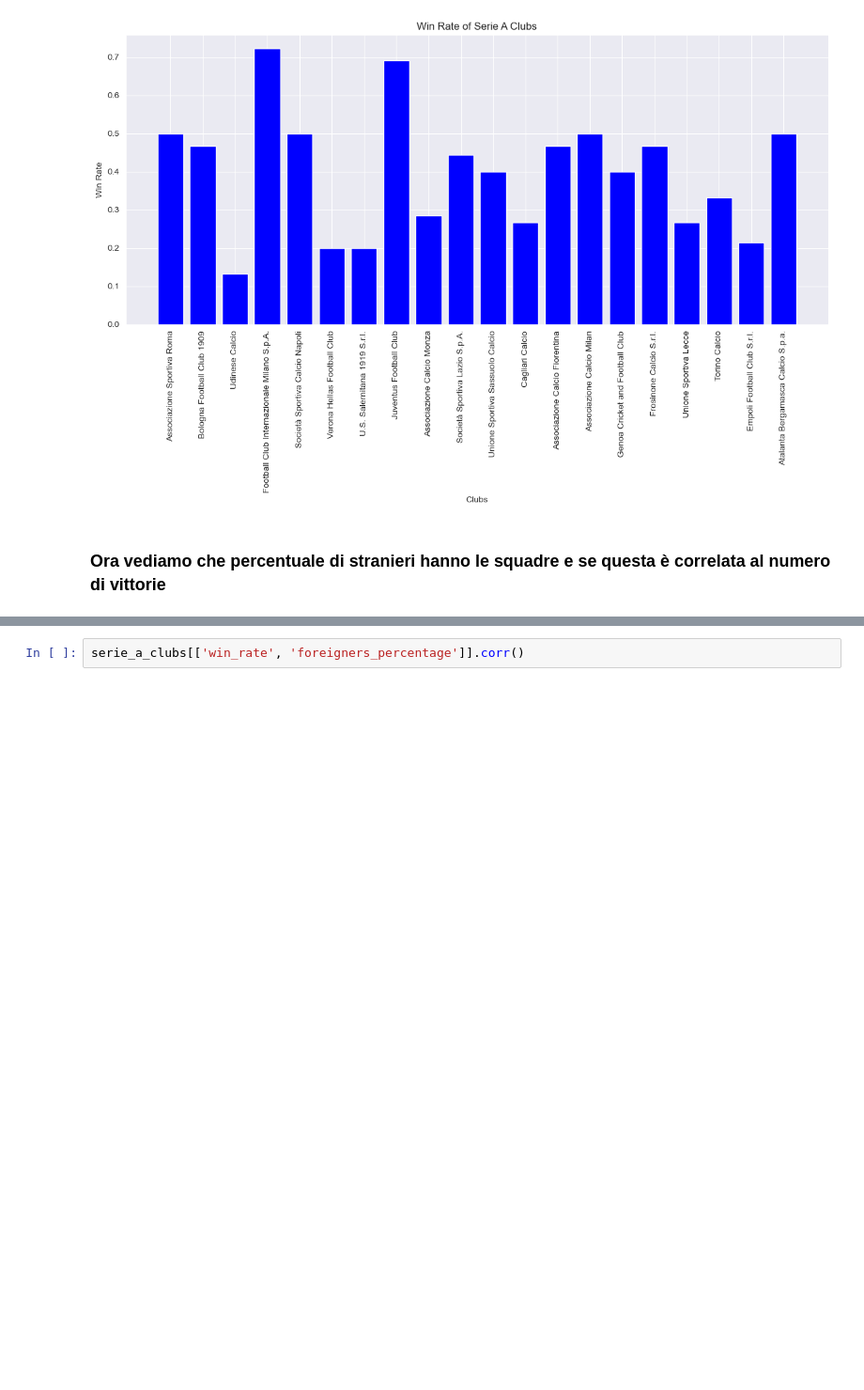
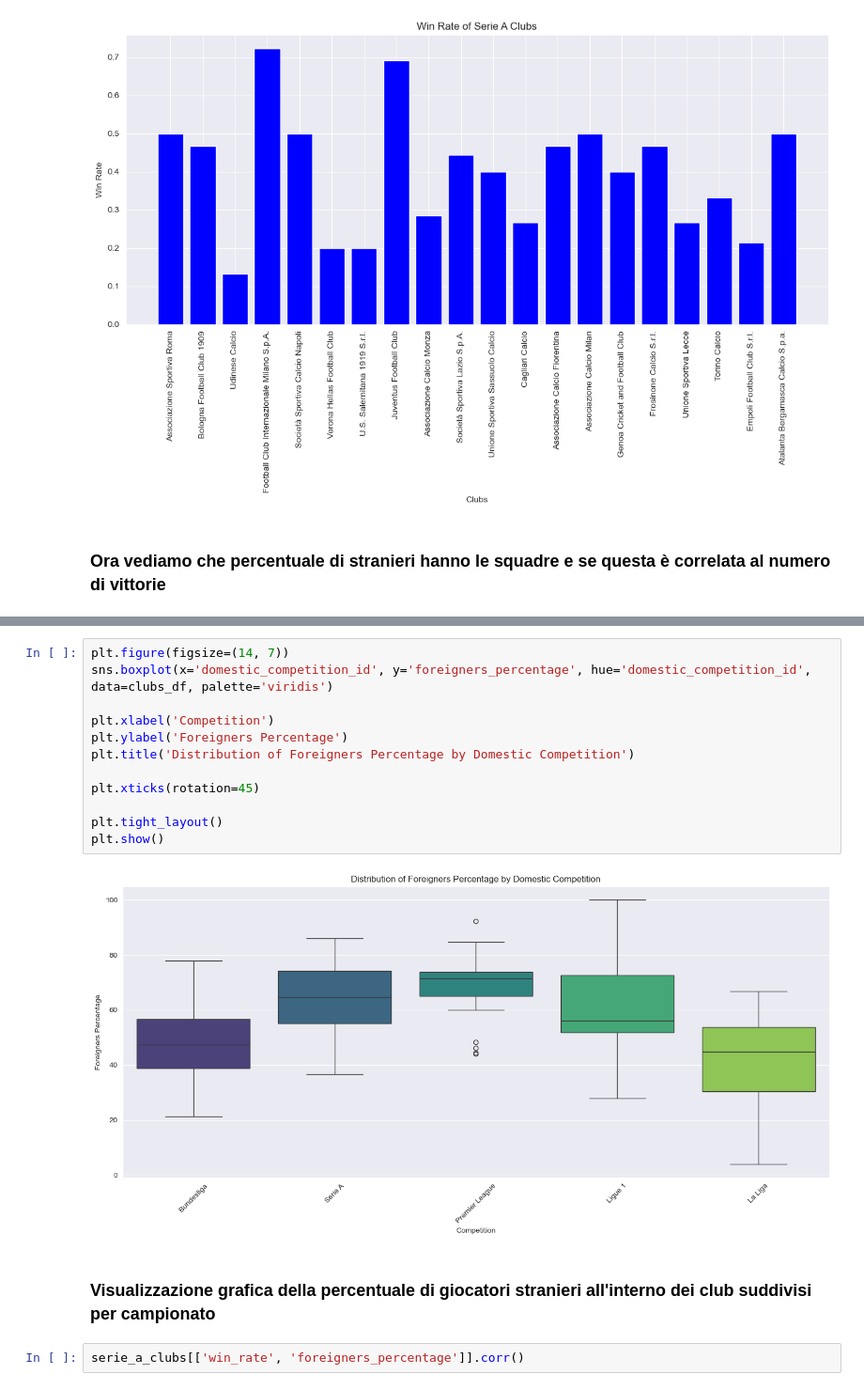
Before and after one commit to IUM-TWEB/Footbrawl, a Jupyter notebook: DataAnalytics/Clubs.ipynb, the cells around one changed output, grey strips where cells are left out. Shown at 94% size. Cells and saved outputs as stored; diff of their text form; blank space fills up the shorter version.

Commit message:
Added minor changes to the analysis on clubs

```diff
--- a/DataAnalytics/Clubs.ipynb
+++ b/DataAnalytics/Clubs.ipynb
@@ -592,6 +592,22 @@ clubs_df[clubs_df['domestic_competition_id'] == 'Serie A'][['name', 'squad_size'
 | 212 | Torino Calcio | 26 | 21 | 80.8 | 5 | 10 | 15 | 0.333333 |
 | 217 | Empoli Football Club S.r.l. | 29 | 12 | 41.4 | 3 | 11 | 14 | 0.214286 |
 | 236 | Atalanta Bergamasca Calcio S.p.a. | 25 | 17 | 68.0 | 9 | 9 | 18 | 0.500000 |
+# %%
+plt.figure(figsize=(14, 7))
+sns.boxplot(x='domestic_competition_id', y='foreigners_percentage', hue='domestic_competition_id', data=clubs_df, palette='viridis')
+
+plt.xlabel('Competition')
+plt.ylabel('Foreigners Percentage')
+plt.title('Distribution of Foreigners Percentage by Domestic Competition')
+
+plt.xticks(rotation=45)
+
+plt.tight_layout()
+plt.show()
+# %% [output]
+[figure, added]
+# %% [markdown]
+### Visualizzazione grafica della percentuale di giocatori stranieri all'interno dei club suddivisi per campionato
 # %%
 serie_a_clubs[['win_rate', 'foreigners_percentage']].corr()
 # %% [output]
```
Also changed, not shown: parts of 2 cells of this notebook.
